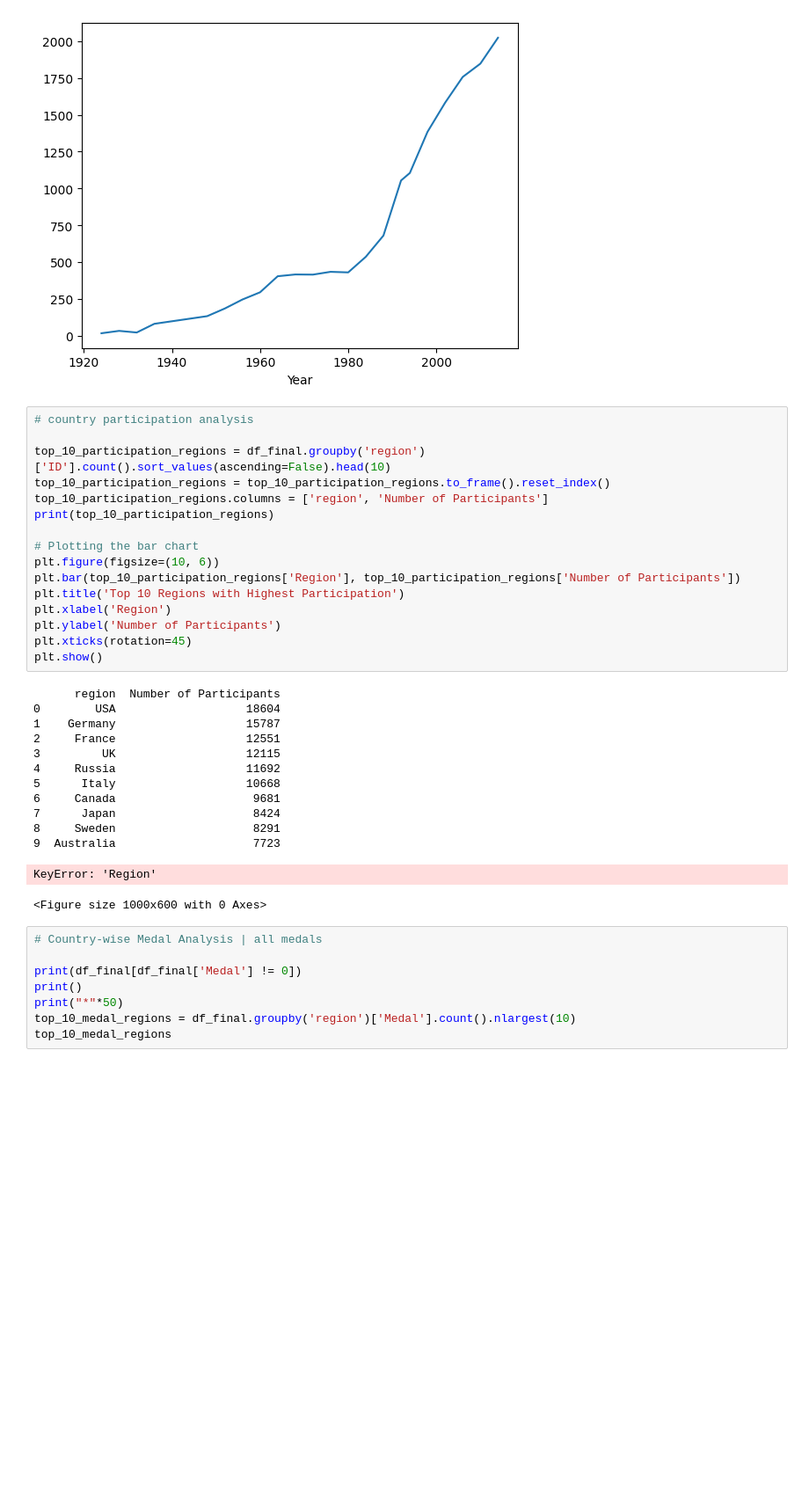
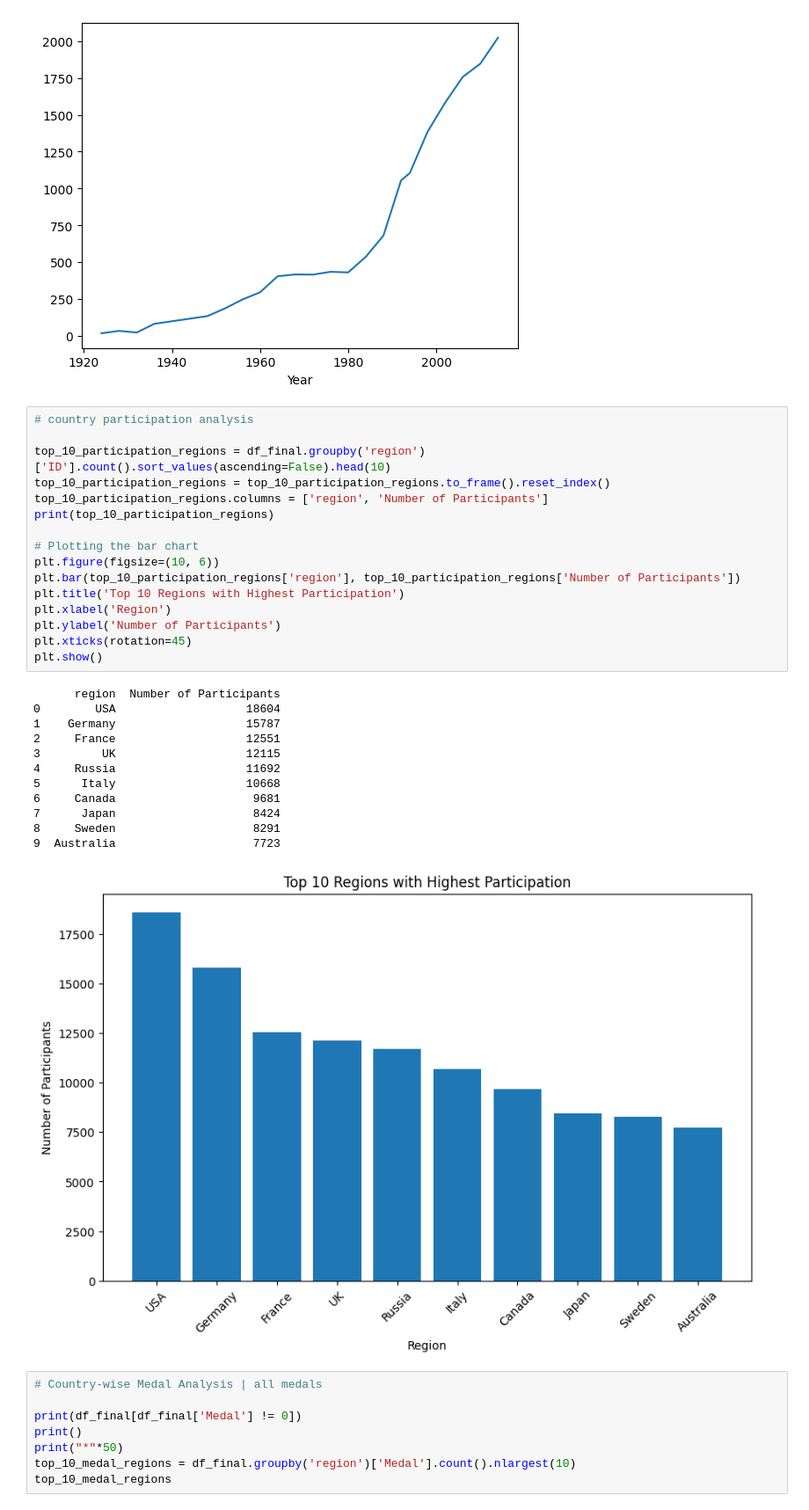
Before and after one commit to Sahil-987/Olympic-Dataset-Analysis, a Jupyter notebook: main.ipynb, the cells around one changed output. Shown at 88% size. Drawn from its saved outputs; the diff is of its cells as text; blank space fills up the shorter version.

```diff
--- a/main.ipynb
+++ b/main.ipynb
@@ -502,33 +533,32 @@ df_women_winter.plot()
 # %%
 # country participation analysis
 
 top_10_participation_regions = df_final.groupby('region')['ID'].count().sort_values(ascending=False).head(10)
 top_10_participation_regions = top_10_participation_regions.to_frame().reset_index()
 top_10_participation_regions.columns = ['region', 'Number of Participants']
 print(top_10_participation_regions)
 
 # Plotting the bar chart
 plt.figure(figsize=(10, 6))
-plt.bar(top_10_participation_regions['Region'], top_10_participation_regions['Number of Participants'])
+plt.bar(top_10_participation_regions['region'], top_10_participation_regions['Number of Participants'])
 plt.title('Top 10 Regions with Highest Participation')
 plt.xlabel('Region')
 plt.ylabel('Number of Participants')
 plt.xticks(rotation=45)
 plt.show()
 # %% [output]
       region  Number of Participants
 0        USA                   18604
 1    Germany                   15787
 2     France                   12551
 3         UK                   12115
 4     Russia                   11692
 5      Italy                   10668
 6     Canada                    9681
 7      Japan                    8424
 8     Sweden                    8291
 9  Australia                    7723
-KeyError: 'Region'
-<Figure size 1000x600 with 0 Axes>
+[figure, added]
 # %%
 # Country-wise Medal Analysis | all medals
 
```
Also changed, not shown: parts of 1 cell of this notebook.
